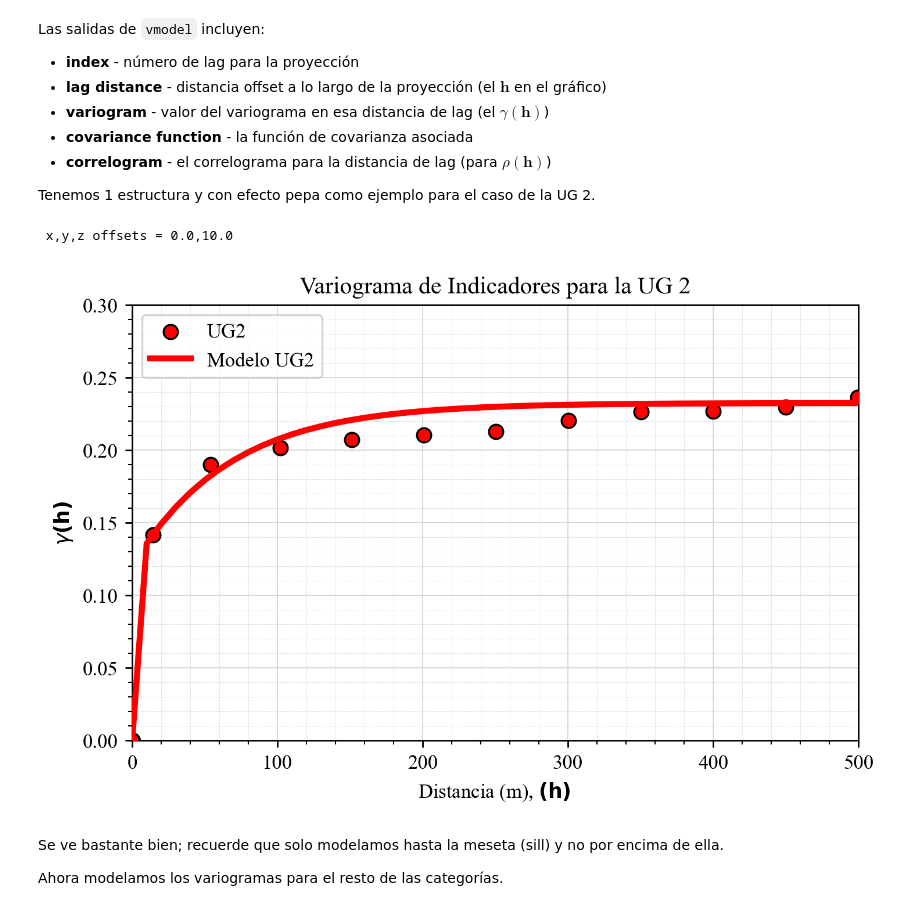
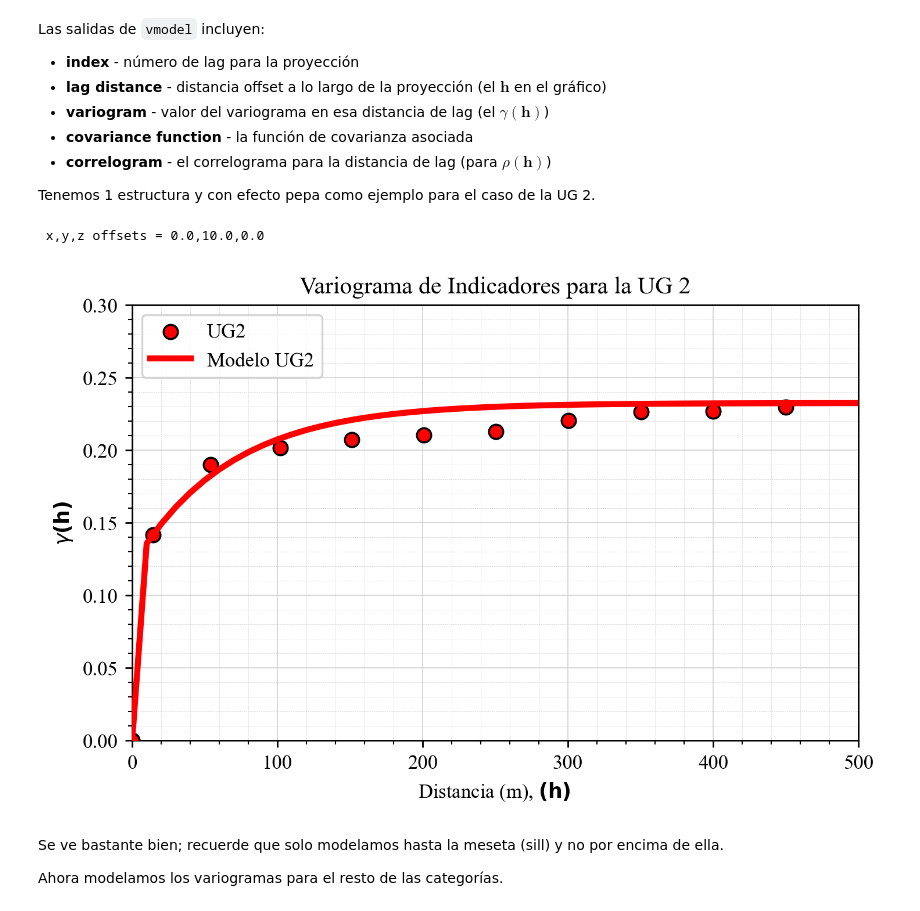
Before and after one commit to arqlm/arqlm.github.io, a Jupyter notebook: courses/MIN431/lessons/04/02_Def_UG_Vol.ipynb, the cells around one changed output. Cells and saved outputs as stored; diff of their text form; code cells hidden in the pictures.

```diff
--- a/courses/MIN431/lessons/04/02_Def_UG_Vol.ipynb
+++ b/courses/MIN431/lessons/04/02_Def_UG_Vol.ipynb
@@ -237,7 +233,9 @@ geostats.gamv  # ver parametros de la función gamv
 Estamos listos para calcular los variogramas. Vamos a calcular variogramas isótropos para todas las UGs. Algunas notas sobre los parámetros que elegí:
 # %%
 tmin = -9999.; tmax = 9999.;
-lag_dist = 50.0; lag_tol = 25.0; nlag = 10; bandh = 9999.9; azi = 0; atol = 90.0; isill = 0
+xlag = 50.0; xltol = 25.0; nlag = 10; bandwh = 9999.9;
+azm = 0; atol = 90.0; isill = 0; bandwh = 9999.9;
+dip = 0; dtol = 9999.9;
 # %% [markdown]
 * tmin, tmax son límites de recorte — establecidos para no tener impacto, no es necesario filtrar los datos.
 * lag_dist, lag_tol son la distancia de lag y la tolerancia de lag — definidos según el espaciado común de los datos (50 m) y con una tolerancia del 50% de la distancia de lag para un mayor suavizado.
@@ -309,9 +315,9 @@ Usamos arreglos para it, cc, azi, hmaj y hmin cuando hay más de una estructura
 Tomemos como ejemplo la UG 2. Aquí está mi modelo:
 # %%
 nug = 0.12; nst = 1     # definimos el efecto pepa (0.12) y el número de estructuras anidadas (1)
-it1 = 2; cc1 = (var_UG2 - nug); azi1 = 45; hmaj1 = 200; hmin1 = hmaj1   # 1 estructura anidada (exponencial)
+it1 = 2; cc1 = (var_UG2 - nug); azi1 = 0; dip1=0; hmaj1 = 200; hmin1 = hmaj1; hvert1 = hmaj1;  # 1 estructura anidada (exponencial)
 
-vario_UG2 = GSLIB.make_variogram(nug,nst,it1,cc1,azi1,hmaj1,hmin1) # crear el objeto del modelo de variograma
+vario_UG2 = geostats.make_variogram3D(nug,nst,it1,cc1,azi1,dip1,hmaj1,hmin1,hvert1)  # crear el objeto del modelo de variograma
 # %% [output]
  make_variogram Warning: sill does not sum to 1.0, do not use in simulation
 # %% [markdown]
@@ -340,33 +346,33 @@ Las salidas de `vmodel` incluyen:
 
 Tenemos 1 estructura y con efecto pepa como ejemplo para el caso de la UG 2.
 # %%
-nlag = 100; xlag = 10; azm = 0 # project the model in 0 azimuth
-index,h_UG2,gam_UG2,cov,ro = geostats.vmodel(nlag,xlag,azm,vario_UG2)
+nlag = 100; xlag = 10; azm = 0; dip = 0;  # project the model in 0 azimuth
+index,h_UG2,gam_UG2,cov,ro = geostats.vmodel_3D(nlag,xlag,azm,dip,vario_UG2)
 
 fig, ax = plt.subplots(figsize=(5,2.5))
 ax.clear()
 
 plt.rcParams['figure.dpi'] = 250 # Setear resolución de la figura
 plt.rcParams["font.family"] = "Times New Roman"
 
 plt.scatter(lag,UG2_gamma,color = 'red',edgecolor='black',s=50,marker='o',label = 'UG2',zorder=10)
 
 plt.plot(h_UG2,gam_UG2,color='red',lw=3,zorder=100,label = 'Modelo UG2')
 
 plt.xlabel(r'Distancia (m), $\bf(h)$ '); plt.ylabel(r'$\gamma \bf(h)$')
 plt.title('Variograma de Indicadores para la UG 2')
 plt.xlim([0,500]); plt.ylim([0,.3]); plt.legend(loc='upper left');
 
 ## add grid lines
 plt.grid(visible=True, which='major', color='lightgrey', linestyle='-', linewidth=0.5)
 plt.grid(visible=True, which='minor', color='lightgrey', linestyle='--', linewidth=0.2)
 plt.minorticks_on()
 
 plt.subplots_adjust(left=0.0, bottom=0.0, right=1.0, top=1.2, wspace=0.2, hspace=0.3)
 plt.show()
 # %% [output]
- x,y,z offsets = 0.0,10.0
+ x,y,z offsets = 0.0,10.0,0.0
-[figure, old version]
+[figure, new version]
 # %% [markdown]
 Se ve bastante bien; recuerde que solo modelamos hasta la meseta (sill) y no por encima de ella.
 
```
Also changed, not shown: parts of 29 cells of this notebook, 34 other files.
